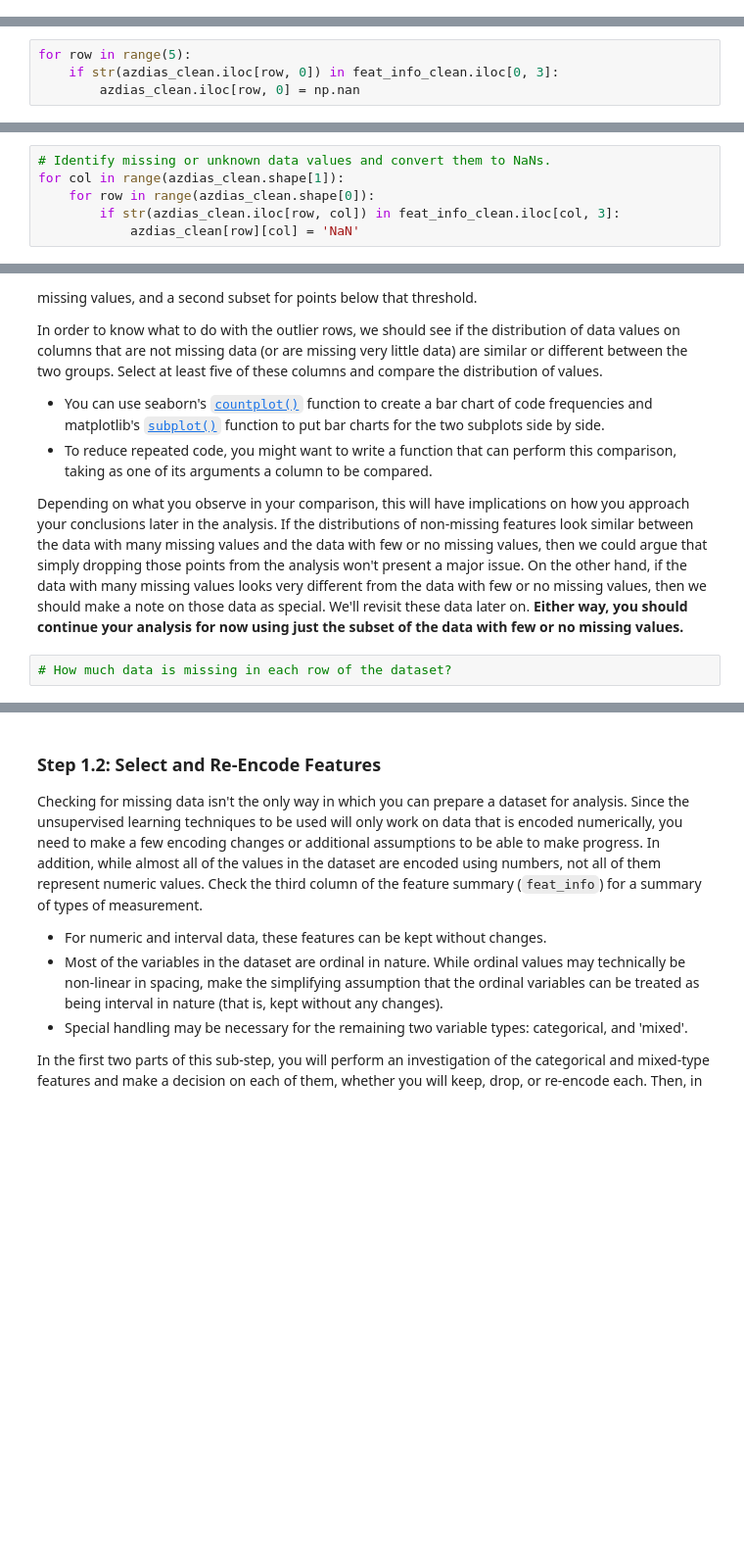
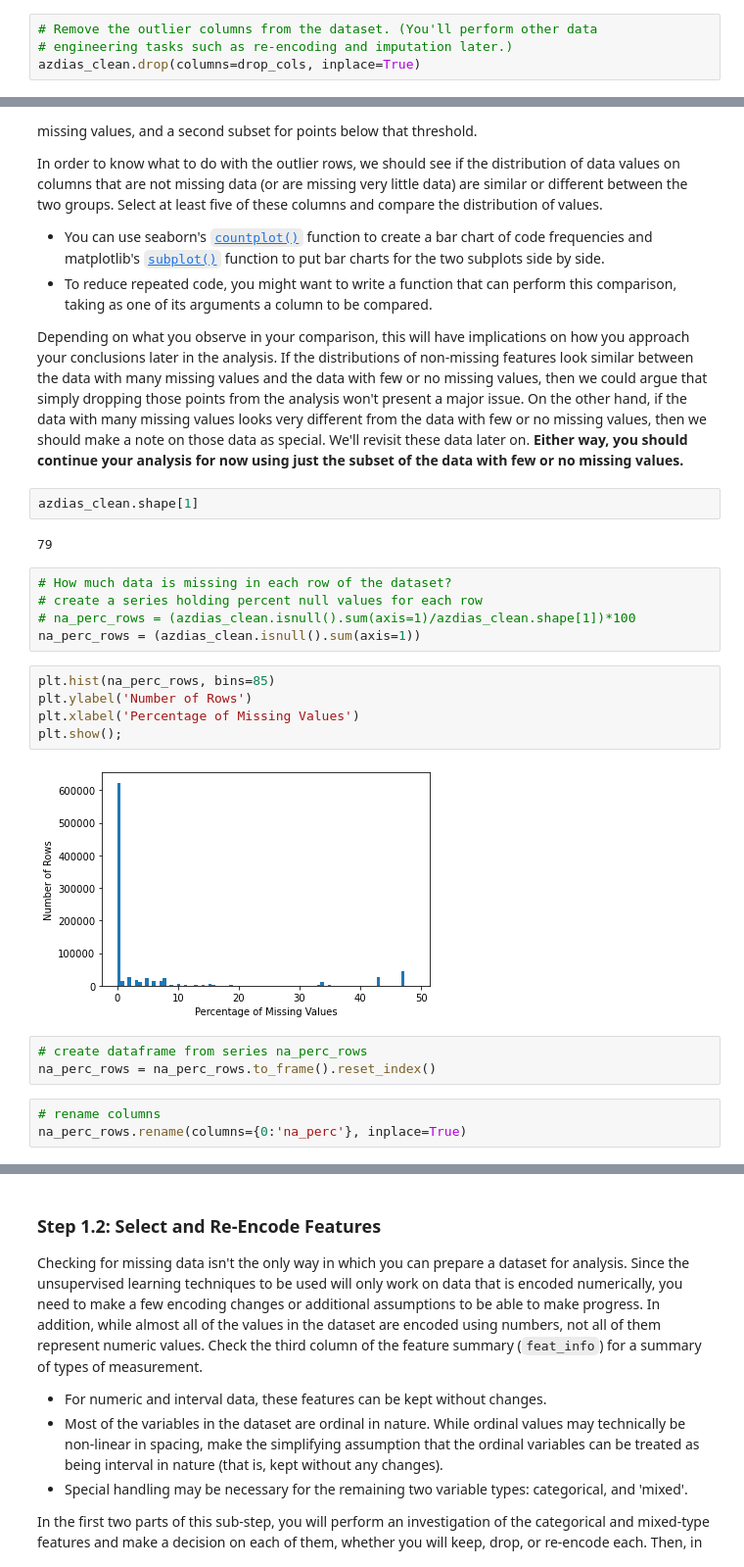
Before and after one commit to jungbuck1/Creating-Customer-Segments, a Jupyter notebook: Identify_Customer_Segments-Copy1.ipynb, the cells around one changed output, grey strips where cells are left out. Shown at 98% size. Cells and saved outputs as stored; diff of their text form; blank space fills up the shorter version.

```diff
--- a/Identify_Customer_Segments-Copy1.ipynb
+++ b/Identify_Customer_Segments-Copy1.ipynb
@@ -156,3 +270,7 @@ feat_info_clean.missing_or_unknown[57]
+# %%
+# Remove the outlier columns from the dataset. (You'll perform other data
+# engineering tasks such as re-encoding and imputation later.)
+azdias_clean.drop(columns=drop_cols, inplace=True)
 # %%
 azdias_clean.shape
 # %% [output]
@@ -191,4 +277,0 @@ azdias_clean.iloc[1, 0]
-# %%
-for row in range(5):
-    if str(azdias_clean.iloc[row, 0]) in feat_info_clean.iloc[0, 3]:
-        azdias_clean.iloc[row, 0] = np.nan
@@ -205,6 +277,0 @@ azdias_clean.head()
-# %%
-# Identify missing or unknown data values and convert them to NaNs.
-for col in range(azdias_clean.shape[1]):
-    for row in range(azdias_clean.shape[0]):
-        if str(azdias_clean.iloc[row, col]) in feat_info_clean.iloc[col, 3]:
-            azdias_clean[row][col] = 'NaN'
@@ -238,6 +304,26 @@ In order to know what to do with the outlier rows, we should see if the distribu
 - To reduce repeated code, you might want to write a function that can perform this comparison, taking as one of its arguments a column to be compared.
 
 Depending on what you observe in your comparison, this will have implications on how you approach your conclusions later in the analysis. If the distributions of non-missing features look similar between the data with many missing values and the data with few or no missing values, then we could argue that simply dropping those points from the analysis won't present a major issue. On the other hand, if the data with many missing values looks very different from the data with few or no missing values, then we should make a note on those data as special. We'll revisit these data later on. **Either way, you should continue your analysis for now using just the subset of the data with few or no missing values.**
+# %%
+azdias_clean.shape[1]
+# %% [output]
+79
 # %%
 # How much data is missing in each row of the dataset?
+# create a series holding percent null values for each row
+# na_perc_rows = (azdias_clean.isnull().sum(axis=1)/azdias_clean.shape[1])*100
+na_perc_rows = (azdias_clean.isnull().sum(axis=1))
+# %%
+plt.hist(na_perc_rows, bins=85)
+plt.ylabel('Number of Rows')
+plt.xlabel('Percentage of Missing Values')
+plt.show();
+# %% [output]
+[figure, added]
+# %%
+# create dataframe from series na_perc_rows
+na_perc_rows = na_perc_rows.to_frame().reset_index()
+# %%
+# rename columns
+na_perc_rows.rename(columns={0:'na_perc'}, inplace=True)
 # %%
```
Also changed, not shown: parts of 69 cells of this notebook.
